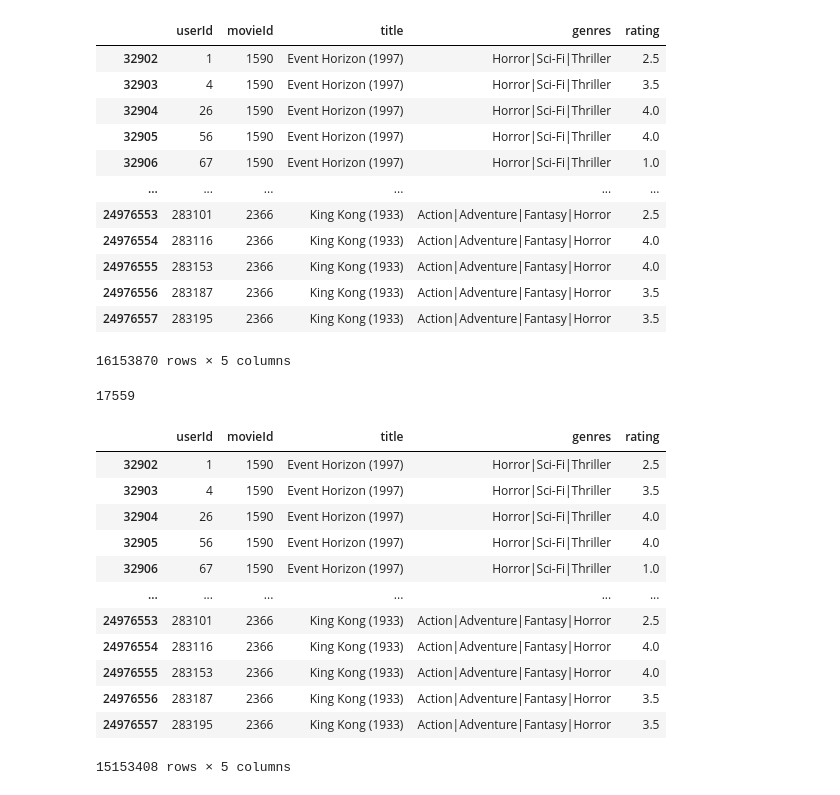
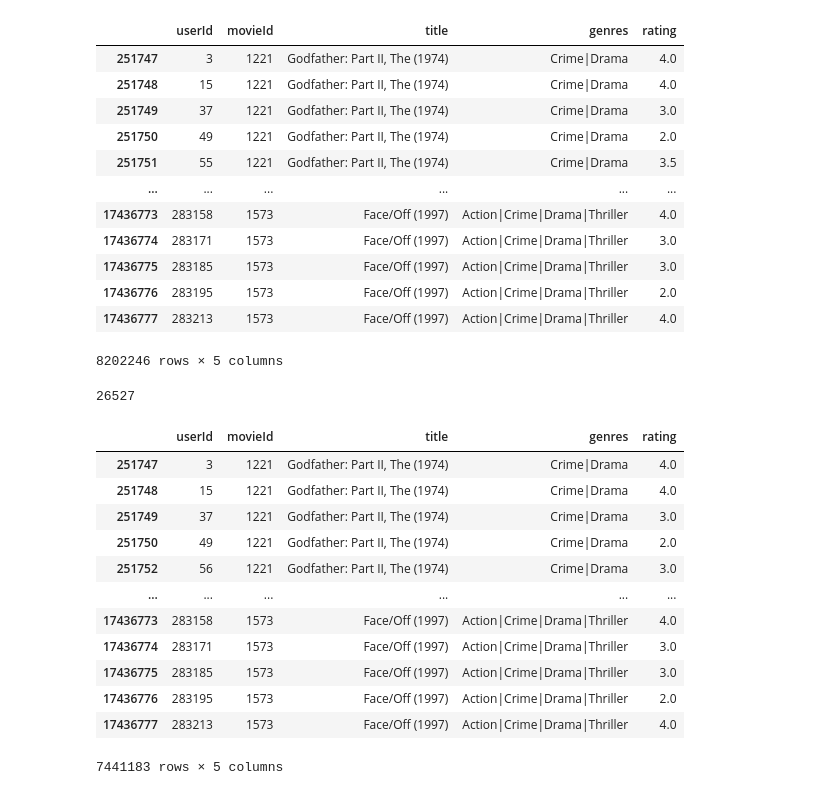
Before and after one commit to Maxon081102/vkIntern, a Jupyter notebook: dataPrepare.ipynb, the cells around one changed output. Cells and saved outputs as stored; diff of their text form; code cells hidden in the pictures.

```diff
--- a/dataPrepare.ipynb
+++ b/dataPrepare.ipynb
@@ -23,36 +23,36 @@ plt.ylim([0, 100])
 # %%
-threshold = 8000
+threshold = 20000
 movieId = np.array(sorted(dt.movieId.unique()))[(dt.groupby(['movieId']).userId.count() > threshold).to_numpy()]
 
 movieId = set(movieId)
 right_ind = np.ones((len(dt)))
 for i in trange(len(dt)):
     if dt.movieId.to_numpy()[i] not in movieId:
         right_ind[i] = -1
 indexes = right_ind > 0
 
 
 dt.iloc[indexes]
 # %% [output]
 |  | userId | movieId | title | genres | rating |
-| 32902 | 1 | 1590 | Event Horizon (1997) | Horror|Sci-Fi|Thriller | 2.5 |
-| 32903 | 4 | 1590 | Event Horizon (1997) | Horror|Sci-Fi|Thriller | 3.5 |
-| 32904 | 26 | 1590 | Event Horizon (1997) | Horror|Sci-Fi|Thriller | 4.0 |
-| 32905 | 56 | 1590 | Event Horizon (1997) | Horror|Sci-Fi|Thriller | 4.0 |
-| 32906 | 67 | 1590 | Event Horizon (1997) | Horror|Sci-Fi|Thriller | 1.0 |
+| 251747 | 3 | 1221 | Godfather: Part II, The (1974) | Crime|Drama | 4.0 |
+| 251748 | 15 | 1221 | Godfather: Part II, The (1974) | Crime|Drama | 4.0 |
+| 251749 | 37 | 1221 | Godfather: Part II, The (1974) | Crime|Drama | 3.0 |
+| 251750 | 49 | 1221 | Godfather: Part II, The (1974) | Crime|Drama | 2.0 |
+| 251751 | 55 | 1221 | Godfather: Part II, The (1974) | Crime|Drama | 3.5 |
 | ... | ... | ... | ... | ... | ... |
-| 24976553 | 283101 | 2366 | King Kong (1933) | Action|Adventure|Fantasy|Horror | 2.5 |
-| 24976554 | 283116 | 2366 | King Kong (1933) | Action|Adventure|Fantasy|Horror | 4.0 |
-| 24976555 | 283153 | 2366 | King Kong (1933) | Action|Adventure|Fantasy|Horror | 4.0 |
-| 24976556 | 283187 | 2366 | King Kong (1933) | Action|Adventure|Fantasy|Horror | 3.5 |
-| 24976557 | 283195 | 2366 | King Kong (1933) | Action|Adventure|Fantasy|Horror | 3.5 |
+| 17436773 | 283158 | 1573 | Face/Off (1997) | Action|Crime|Drama|Thriller | 4.0 |
+| 17436774 | 283171 | 1573 | Face/Off (1997) | Action|Crime|Drama|Thriller | 3.0 |
+| 17436775 | 283185 | 1573 | Face/Off (1997) | Action|Crime|Drama|Thriller | 3.0 |
+| 17436776 | 283195 | 1573 | Face/Off (1997) | Action|Crime|Drama|Thriller | 2.0 |
+| 17436777 | 283213 | 1573 | Face/Off (1997) | Action|Crime|Drama|Thriller | 4.0 |
-16153870 rows × 5 columns
+8202246 rows × 5 columns
 # %%
 dt = dt.iloc[indexes]
 # %%
 (dt.groupby(["userId"]).rating.count() < 3).sum()
 # %% [output]
-17559
+26527
 # %%
 user_count = len(dt.groupby(["userId"]))
 index = np.arange(1, user_count + 1)
@@ -68,18 +68,18 @@ indexes = right_ind > 0
 dt.iloc[indexes]
 # %% [output]
 |  | userId | movieId | title | genres | rating |
-| 32902 | 1 | 1590 | Event Horizon (1997) | Horror|Sci-Fi|Thriller | 2.5 |
-| 32903 | 4 | 1590 | Event Horizon (1997) | Horror|Sci-Fi|Thriller | 3.5 |
-| 32904 | 26 | 1590 | Event Horizon (1997) | Horror|Sci-Fi|Thriller | 4.0 |
-| 32905 | 56 | 1590 | Event Horizon (1997) | Horror|Sci-Fi|Thriller | 4.0 |
-| 32906 | 67 | 1590 | Event Horizon (1997) | Horror|Sci-Fi|Thriller | 1.0 |
+| 251747 | 3 | 1221 | Godfather: Part II, The (1974) | Crime|Drama | 4.0 |
+| 251748 | 15 | 1221 | Godfather: Part II, The (1974) | Crime|Drama | 4.0 |
+| 251749 | 37 | 1221 | Godfather: Part II, The (1974) | Crime|Drama | 3.0 |
+| 251750 | 49 | 1221 | Godfather: Part II, The (1974) | Crime|Drama | 2.0 |
+| 251752 | 56 | 1221 | Godfather: Part II, The (1974) | Crime|Drama | 3.0 |
 | ... | ... | ... | ... | ... | ... |
-| 24976553 | 283101 | 2366 | King Kong (1933) | Action|Adventure|Fantasy|Horror | 2.5 |
-| 24976554 | 283116 | 2366 | King Kong (1933) | Action|Adventure|Fantasy|Horror | 4.0 |
-| 24976555 | 283153 | 2366 | King Kong (1933) | Action|Adventure|Fantasy|Horror | 4.0 |
-| 24976556 | 283187 | 2366 | King Kong (1933) | Action|Adventure|Fantasy|Horror | 3.5 |
-| 24976557 | 283195 | 2366 | King Kong (1933) | Action|Adventure|Fantasy|Horror | 3.5 |
+| 17436773 | 283158 | 1573 | Face/Off (1997) | Action|Crime|Drama|Thriller | 4.0 |
+| 17436774 | 283171 | 1573 | Face/Off (1997) | Action|Crime|Drama|Thriller | 3.0 |
+| 17436775 | 283185 | 1573 | Face/Off (1997) | Action|Crime|Drama|Thriller | 3.0 |
+| 17436776 | 283195 | 1573 | Face/Off (1997) | Action|Crime|Drama|Thriller | 2.0 |
+| 17436777 | 283213 | 1573 | Face/Off (1997) | Action|Crime|Drama|Thriller | 4.0 |
-15153408 rows × 5 columns
+7441183 rows × 5 columns
 # %%
 dt = dt.iloc[indexes]
 # %%
```
Also changed, not shown: parts of 4 cells of this notebook, 3 other files.
